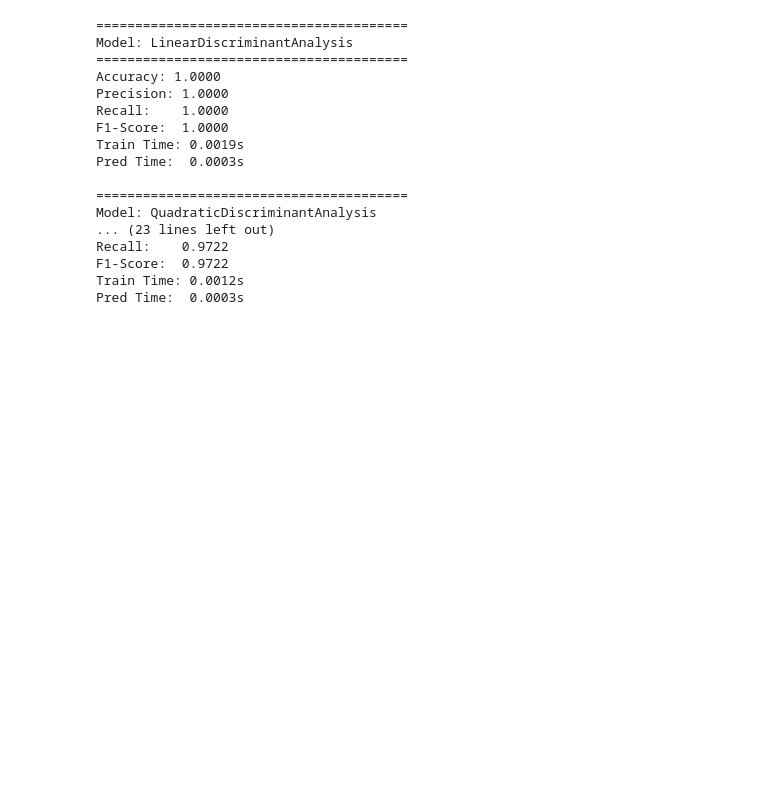
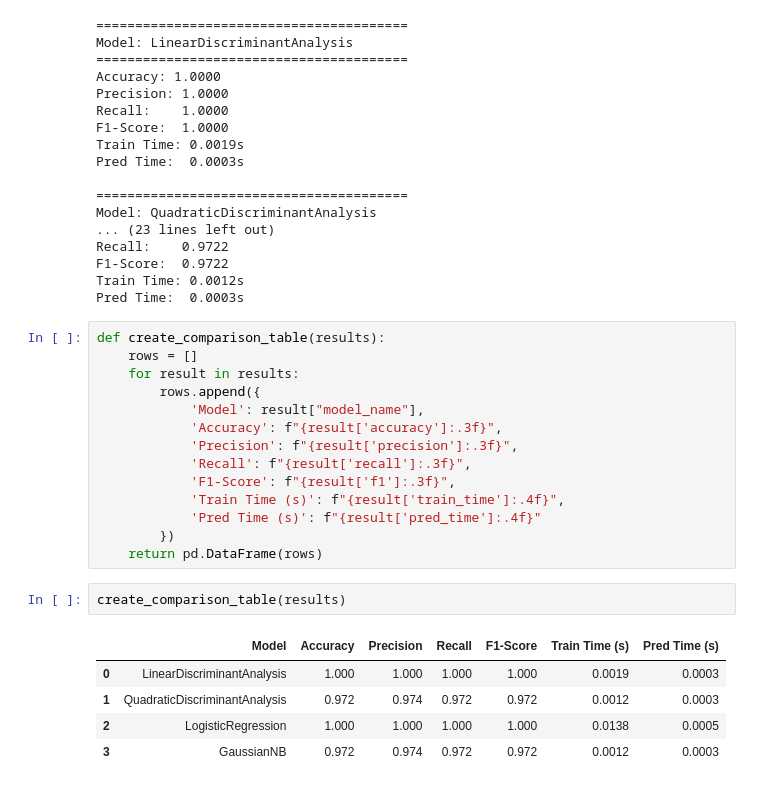
Before and after one commit to chadiboudaher/10000-hours-ml, a Jupyter notebook: projects/wine-dataset/wine_comparison.ipynb, the cells around one changed output. Saved outputs shown, nothing was run; the diff lists cells and outputs as text; blank space fills up the shorter version.

Commit message:
feat: create table for showcasing results

```diff
--- a/projects/wine-dataset/wine_comparison.ipynb
+++ b/projects/wine-dataset/wine_comparison.ipynb
@@ -229,3 +229,25 @@ Recall:    0.9722
 F1-Score:  0.9722
 Train Time: 0.0012s
 Pred Time:  0.0003s
+# %%
+def create_comparison_table(results):
+    rows = []
+    for result in results:
+        rows.append({
+            'Model': result["model_name"],
+            'Accuracy': f"{result['accuracy']:.3f}",
+            'Precision': f"{result['precision']:.3f}",
+            'Recall': f"{result['recall']:.3f}",
+            'F1-Score': f"{result['f1']:.3f}",
+            'Train Time (s)': f"{result['train_time']:.4f}",
+            'Pred Time (s)': f"{result['pred_time']:.4f}"
+        })
+    return pd.DataFrame(rows)
+# %%
+create_comparison_table(results)
+# %% [output]
+|  | Model | Accuracy | Precision | Recall | F1-Score | Train Time (s) | Pred Time (s) |
+| 0 | LinearDiscriminantAnalysis | 1.000 | 1.000 | 1.000 | 1.000 | 0.0019 | 0.0003 |
+| 1 | QuadraticDiscriminantAnalysis | 0.972 | 0.974 | 0.972 | 0.972 | 0.0012 | 0.0003 |
+| 2 | LogisticRegression | 1.000 | 1.000 | 1.000 | 1.000 | 0.0138 | 0.0005 |
+| 3 | GaussianNB | 0.972 | 0.974 | 0.972 | 0.972 | 0.0012 | 0.0003 |
```
